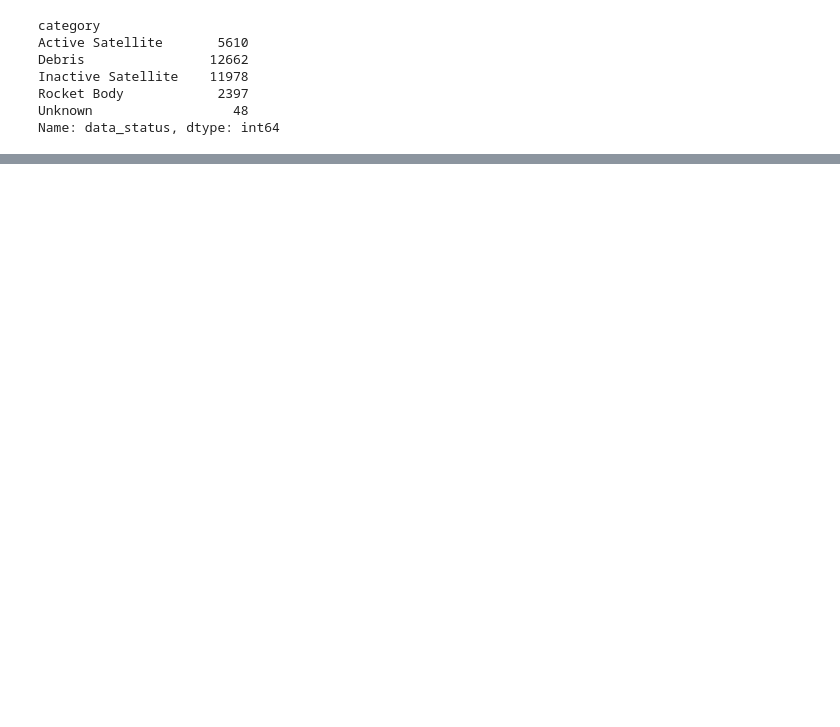
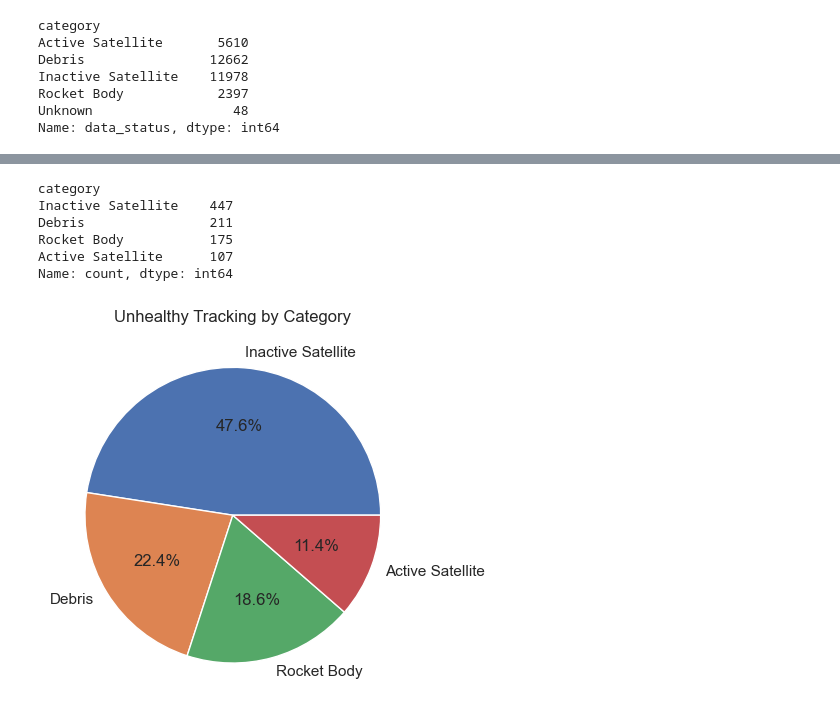
Before and after one commit to sithid/orbital-debris-assessment, a Jupyter notebook: notebooks/eda/satcat_eda.ipynb, the cells around one changed output, grey strips where cells are left out. Drawn from its saved outputs; the diff is of its cells as text; code cells hidden in the pictures; blank space fills up the shorter version.

```diff
--- a/notebooks/eda/satcat_eda.ipynb
+++ b/notebooks/eda/satcat_eda.ipynb
@@ -330,0 +311,20 @@ Name: count, dtype: int64
+# %%
+unhealthy_mask = clutter_data['data_status'].notnull()
+
+unhealthy_counts = clutter_data[unhealthy_mask]['category'].value_counts()
+
+unhealthy_counts
+# %% [output]
+category
+Inactive Satellite    447
+Debris                211
+Rocket Body           175
+Active Satellite      107
+Name: count, dtype: int64
+# %%
+plt.pie(unhealthy_counts, labels=unhealthy_counts.index, autopct='%1.1f%%')
+
+plt.title('Unhealthy Tracking by Category')
+plt.show()
+# %% [output]
+[figure, added]
```
Also changed, not shown: parts of 7 cells of this notebook, 1 other file.
